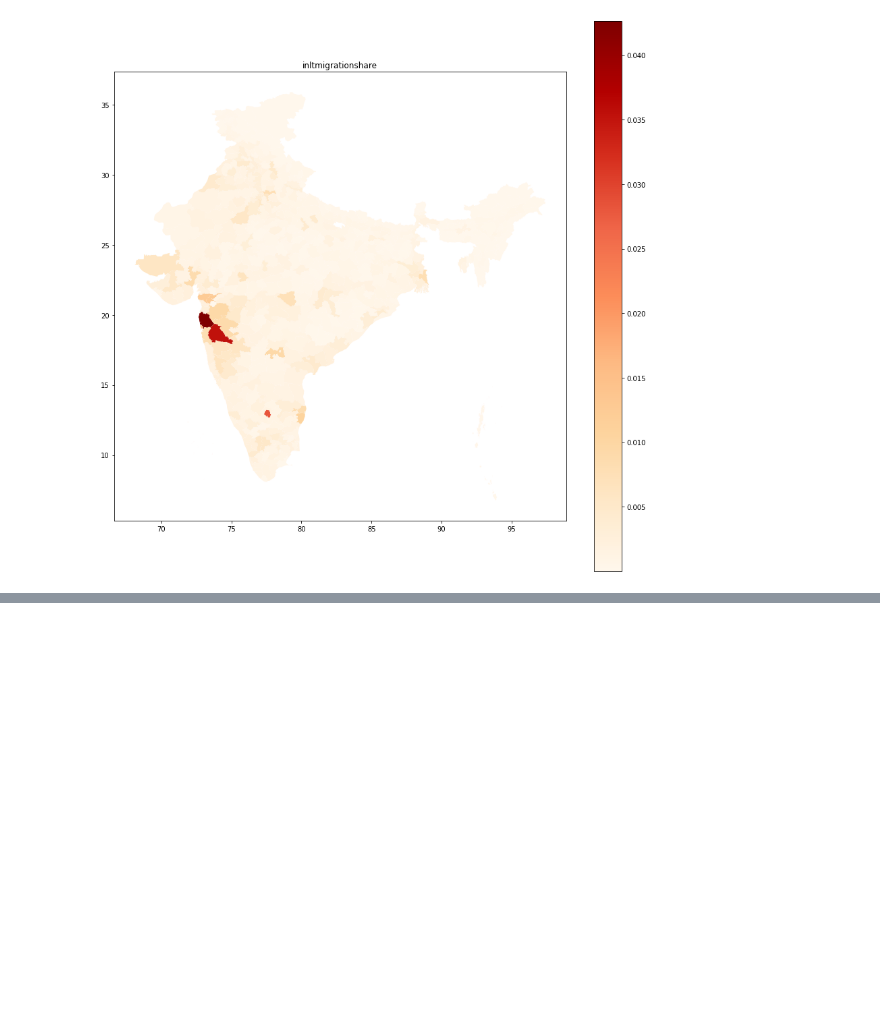
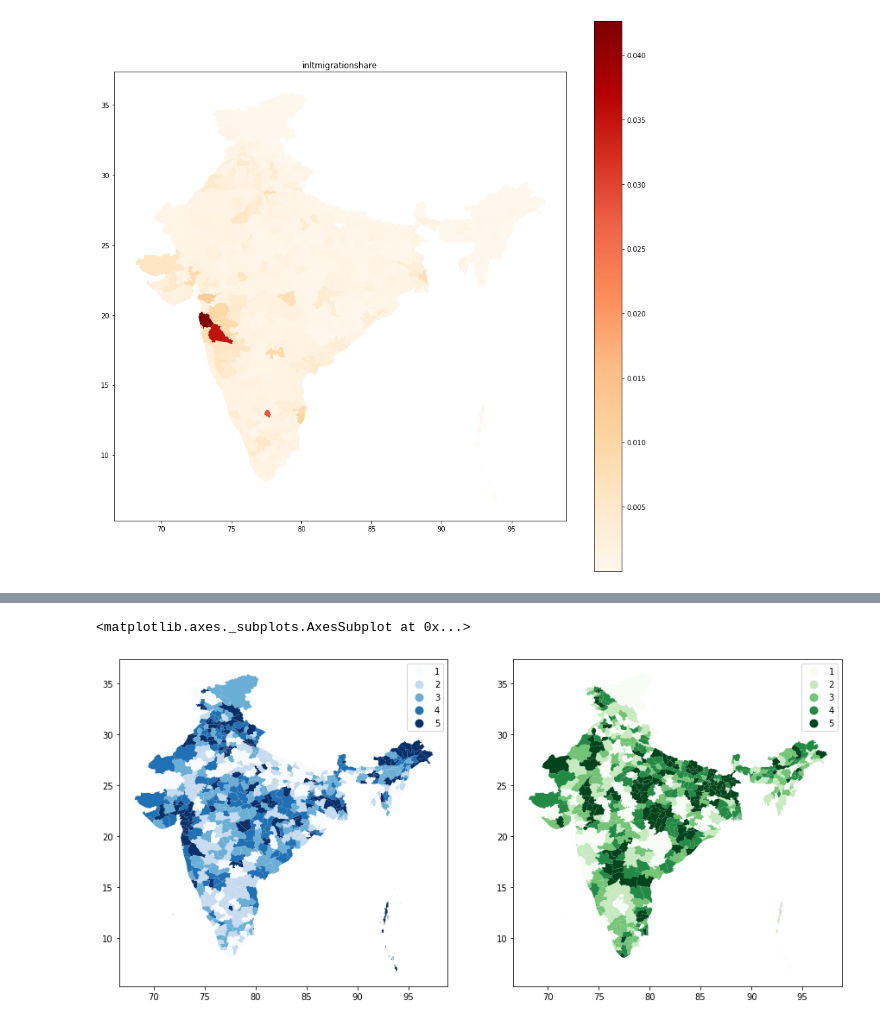
Before and after one commit to devdatalab/covid, a Jupyter notebook: e/explore_migration.ipynb, the cells around one changed output, grey strips where cells are left out. Saved outputs shown, nothing was run; the diff lists cells and outputs as text; code cells hidden in the pictures; blank space fills up the shorter version.

```diff
--- a/e/explore_migration.ipynb
+++ b/e/explore_migration.ipynb
@@ -30,0 +84,10 @@ Text(0.5, 1.0, 'inltmigrationshare')
+# %%
+# log transform and normalize to 1-100
+for feature_name in ['instmigrationrate', 'inltmigrationrate', 'outstmigrationrate', 'outltmigrationrate']:
+    feature_name_ln = feature_name + '_ln'
+    feature_name_qt = feature_name + '_qt'
+    shpdata[feature_name_ln] = np.log(shpdata[feature_name] + 0.00000001)
+    shpdata = normalize_0_100(shpdata, feature_name_ln)
+    # gen new var with quantiles
+    shpdata[feature_name_qt] = pd.qcut(shpdata[feature_name_ln], 5, labels=False)
+    shpdata[feature_name_qt] = shpdata[feature_name_qt].fillna(0.0).astype(int) + 1
@@ -30,0 +109,11 @@ Text(0.5, 1.0, 'inltmigrationshare')
+# %%
+plt.rcParams['figure.figsize'] = (15,7)
+fig, (ax1,ax2) = plt.subplots(nrows=1, ncols=2)
+#fig.suptitle('Horizontally stacked subplots')
+#shpdata.plot(column='instmigrationrate_ln', scheme='quantiles', cmap='Blues', legend=True, ax=ax1).set_title('Inward temporary migration (within-district rate)')
+#shpdata.plot(column='outstmigrationrate_ln', scheme='QUANTILES', cmap='Greens', legend=True, ax=ax2).set_title('Outward temporary migration (within-district rate)')
+shpdata.plot(column='instmigrationrate_qt', categorical=True, cmap='Blues', legend=True, ax=ax1)
+shpdata.plot(column='outstmigrationrate_qt', categorical=True, cmap='Greens', legend=True, ax=ax2)
+# %% [output]
+<matplotlib.axes._subplots.AxesSubplot at 0x...>
+[figure, added]
```
Also changed, not shown: parts of 13 cells of this notebook, 1 other file.
